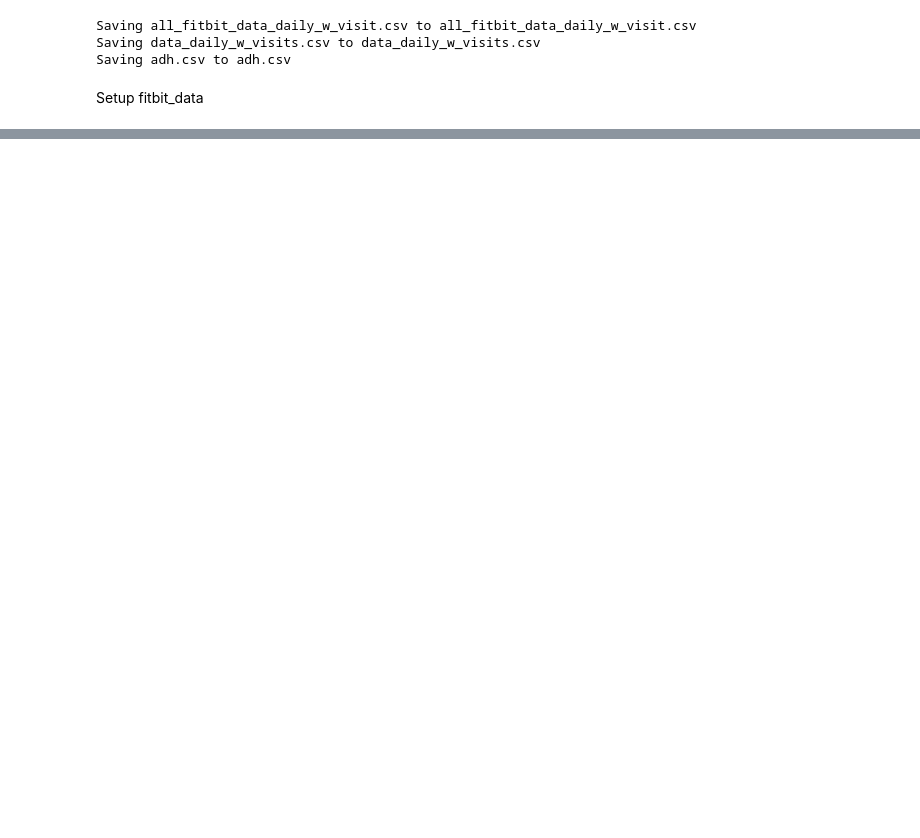
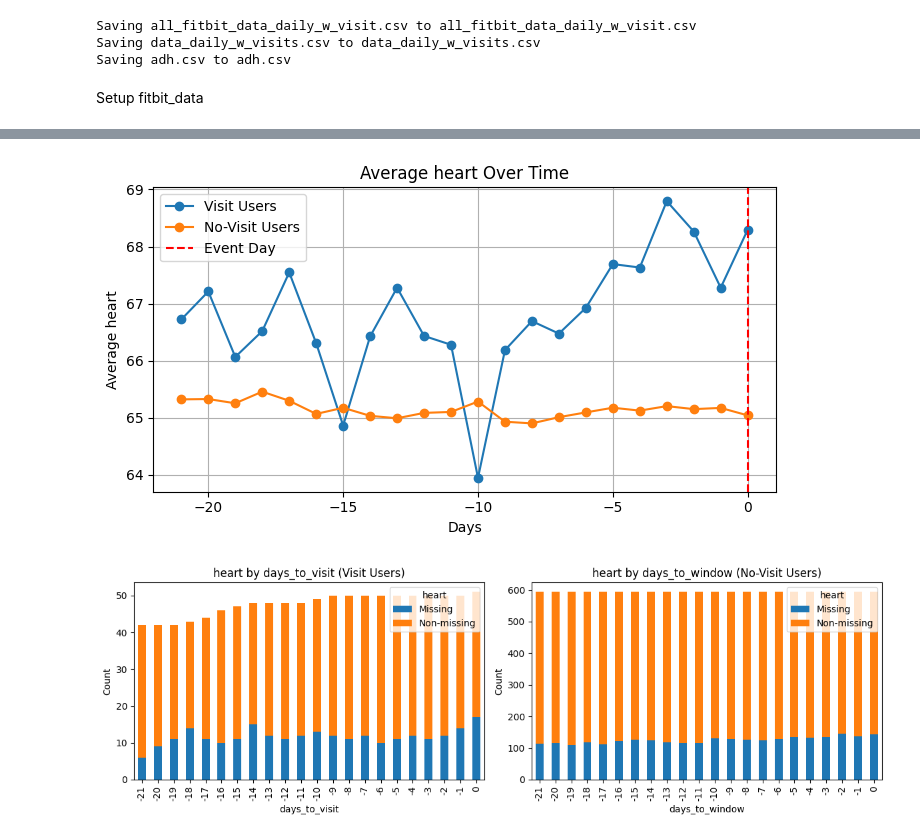
Before and after one commit to jhdaws/mhealth_classification, a Jupyter notebook: data_exploration/data_windows.ipynb, the cells around one changed output, grey strips where cells are left out. Cells and saved outputs as stored; diff of their text form; code cells hidden in the pictures; blank space fills up the shorter version.

```diff
--- a/data_exploration/data_windows.ipynb
+++ b/data_exploration/data_windows.ipynb
@@ -183,0 +264,5 @@ two_week
+# %%
+plot_feature_comparison(three_week_visit, three_week, 'heart', bin_continuous=True, n_bins=10)
+# %% [output]
+[figure, added]
+[figure, added]
```
Also changed, not shown: parts of 38 cells of this notebook.
